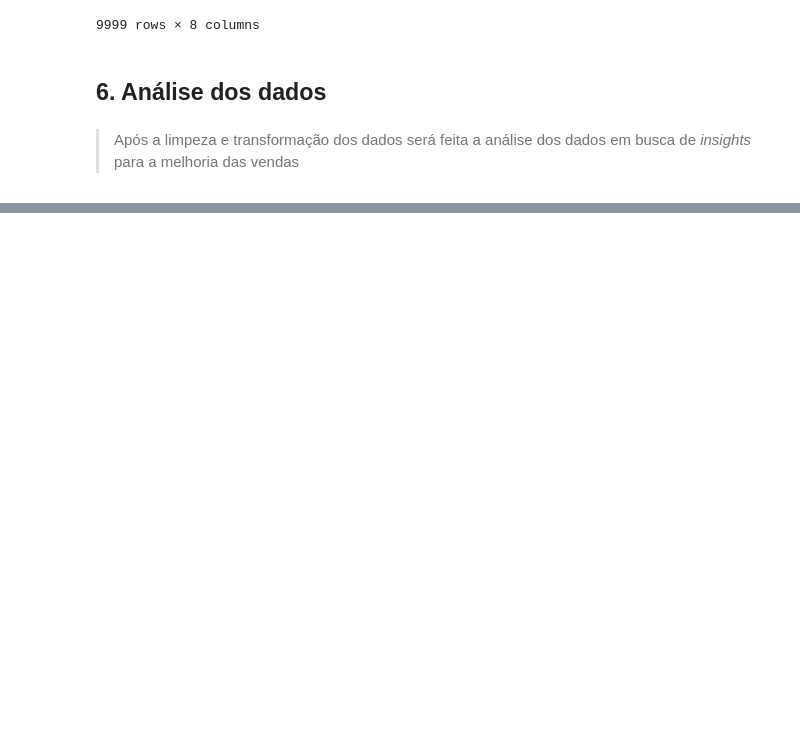
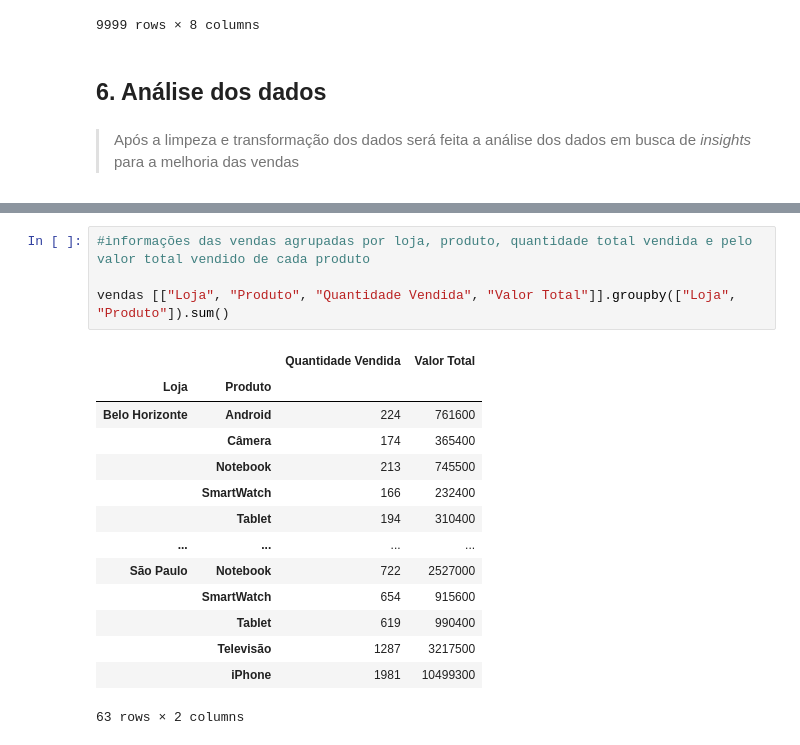
Before and after one commit to Natalia-SB/Portfolio, a Jupyter notebook: vendas.ipynb, the cells around one changed output, grey strips where cells are left out. Drawn from its saved outputs; the diff is of its cells as text; blank space fills up the shorter version.

```diff
--- a/vendas.ipynb
+++ b/vendas.ipynb
@@ -173,0 +212,19 @@ display(vendas)
+# %%
+#informações das vendas agrupadas por loja, produto, quantidade total vendida e pelo valor total vendido de cada produto
+
+vendas [["Loja", "Produto", "Quantidade Vendida", "Valor Total"]].groupby(["Loja", "Produto"]).sum()
+# %% [output]
+|  |  | Quantidade Vendida | Valor Total |
+| Loja | Produto |  |  |
+| Belo Horizonte | Android | 224 | 761600 |
+|  | Câmera | 174 | 365400 |
+|  | Notebook | 213 | 745500 |
+|  | SmartWatch | 166 | 232400 |
+|  | Tablet | 194 | 310400 |
+| ... | ... | ... | ... |
+| São Paulo | Notebook | 722 | 2527000 |
+|  | SmartWatch | 654 | 915600 |
+|  | Tablet | 619 | 990400 |
+|  | Televisão | 1287 | 3217500 |
+|  | iPhone | 1981 | 10499300 |
+63 rows × 2 columns
```
Also changed, not shown: parts of 6 cells of this notebook.
